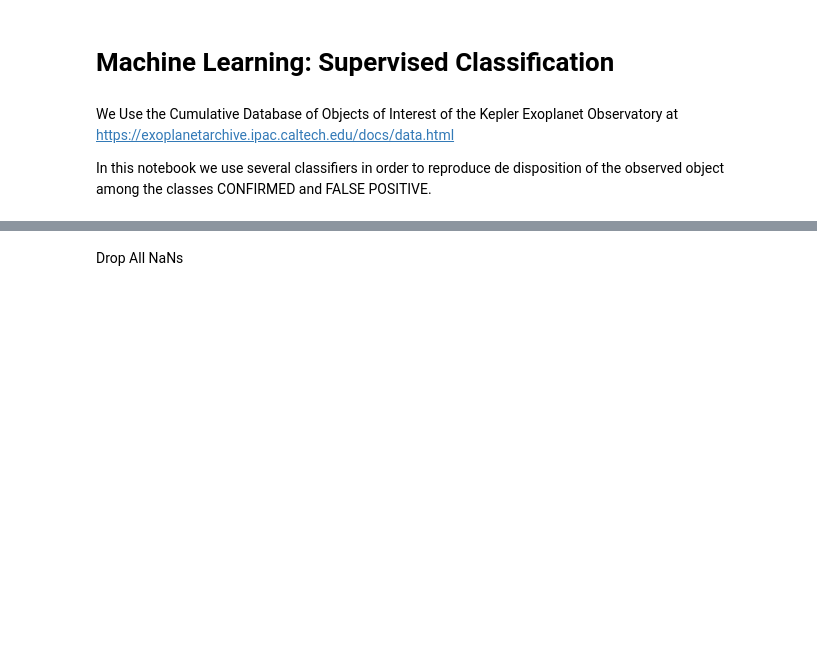
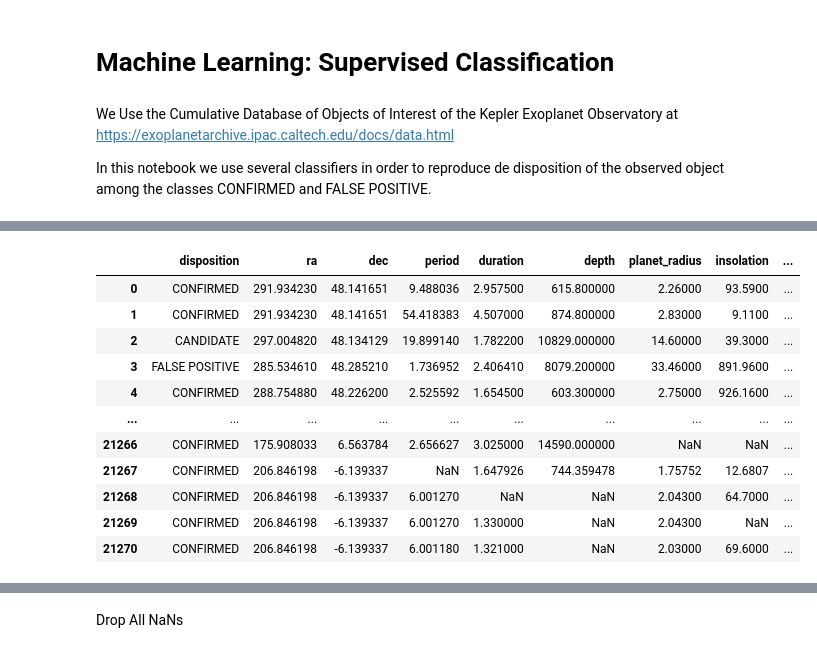
Before and after one commit to Arena05/ExoDetect-ML, a Jupyter notebook: Clasificacion_Supervisada.ipynb, the cells around one changed output, grey strips where cells are left out. Saved outputs shown, nothing was run; the diff lists cells and outputs as text; code cells hidden in the pictures; blank space fills up the shorter version.

```diff
--- a/Clasificacion_Supervisada.ipynb
+++ b/Clasificacion_Supervisada.ipynb
@@ -23,0 +20,72 @@ df_kepler = pd.read_csv(data_url)
+# %%
+# Load the exoplanet database from kepler
+#data_url = "https://exoplanetarchive.ipac.caltech.edu/cgi-bin/nstedAPI/nph-nstedAPI?table=cumulative&select=koi_disposition,ra,dec,koi_period,koi_duration,koi_depth,koi_prad,koi_insol,koi_teq,koi_steff,koi_slogg,koi_srad&format=csv"
+
+#URLs
+url_koi = "https://exoplanetarchive.ipac.caltech.edu/cgi-bin/nstedAPI/nph-nstedAPI?table=cumulative&select=koi_disposition,ra,dec,koi_period,koi_duration,koi_depth,koi_prad,koi_insol,koi_teq,koi_steff,koi_slogg,koi_srad&format=csv"
+url_toi = "https://exoplanetarchive.ipac.caltech.edu/cgi-bin/nstedAPI/nph-nstedAPI?table=toi&select=tfopwg_disp,ra,dec,pl_orbper,pl_trandurh,pl_trandep,pl_rade,pl_insol,pl_eqt,st_teff,st_logg,st_rad&format=csv"
+url_k2  = "https://exoplanetarchive.ipac.caltech.edu/TAP/sync?query=select+disposition,ra,dec,pl_orbper,pl_trandur,(pl_trandep*10000),pl_rade,pl_insol,pl_eqt,st_teff,st_logg,st_rad+from+k2pandc+order+by+hostname+asc,pl_letter+asc,pl_name+asc&format=csv"
+
+# Read the tables
+#df_kepler = pd.read_csv(data_url)
+
+# Leer
+df_koi = pd.read_csv(url_koi, low_memory=False)
+df_toi = pd.read_csv(url_toi, low_memory=False)
+df_k2  = pd.read_csv(url_k2,  low_memory=False)
+
+#df_kepler
+
+# Renombrar columnas para estandarizar
+df_koi_renamed = df_koi.rename(columns={
+    'koi_disposition': 'disposition',
+    'koi_period': 'period',
+    'koi_duration': 'duration',
+    'koi_depth': 'depth',
+    'koi_prad': 'planet_radius',
+    'koi_insol': 'insolation',
+    'koi_teq': 'equilibrium_temp',
+    'koi_steff': 'stellar_teff',
+    'koi_slogg': 'stellar_logg',
+    'koi_srad': 'stellar_radius'
+})
+
+df_toi_renamed = df_toi.rename(columns={
+    'tfopwg_disp': 'disposition',
+    'pl_orbper': 'period',
+    'pl_trandurh': 'duration',
+    'pl_trandep': 'depth',
+    'pl_rade': 'planet_radius',
+    'pl_insol': 'insolation',
+    'pl_eqt': 'equilibrium_temp',
+    'st_teff': 'stellar_teff',
+    'st_logg': 'stellar_logg',
+    'st_rad': 'stellar_radius'
+})
+
+df_k2_renamed = df_k2.rename(columns={
+    'pl_orbper': 'period',
+    'pl_trandur': 'duration',
+    '(pl_trandep*10000)': 'depth',  # Nombre corregido
+    'pl_rade': 'planet_radius',
+    'pl_insol': 'insolation',
+    'pl_eqt': 'equilibrium_temp',
+    'st_teff': 'stellar_teff',
+    'st_logg': 'stellar_logg',
+    'st_rad': 'stellar_radius'
+})
+
+# Agregar columna de origen para identificar cada dataset
+#df_koi_renamed['source'] = 'KOI'
+#df_toi_renamed['source'] = 'TOI'
+#df_k2_renamed['source'] = 'K2'
+
+# Unir todos los DataFrames
+df_combined = pd.concat([df_koi_renamed, df_toi_renamed, df_k2_renamed],
+                       ignore_index=True, sort=False)
+
+print(f"Dataset combinado: {len(df_combined)} filas")
+print(f"Columnas: {df_combined.columns.tolist()}")
+
+df_combined
+# %% [output]
@@ -23,0 +94,12 @@ df_kepler = pd.read_csv(data_url)
+|  | disposition | ra | dec | period | duration | depth | planet_radius | insolation | ... |
+| 0 | CONFIRMED | 291.934230 | 48.141651 | 9.488036 | 2.957500 | 615.800000 | 2.26000 | 93.5900 | ... |
+| 1 | CONFIRMED | 291.934230 | 48.141651 | 54.418383 | 4.507000 | 874.800000 | 2.83000 | 9.1100 | ... |
+| 2 | CANDIDATE | 297.004820 | 48.134129 | 19.899140 | 1.782200 | 10829.000000 | 14.60000 | 39.3000 | ... |
+| 3 | FALSE POSITIVE | 285.534610 | 48.285210 | 1.736952 | 2.406410 | 8079.200000 | 33.46000 | 891.9600 | ... |
+| 4 | CONFIRMED | 288.754880 | 48.226200 | 2.525592 | 1.654500 | 603.300000 | 2.75000 | 926.1600 | ... |
+| ... | ... | ... | ... | ... | ... | ... | ... | ... | ... |
+| 21266 | CONFIRMED | 175.908033 | 6.563784 | 2.656627 | 3.025000 | 14590.000000 | NaN | NaN | ... |
+| 21267 | CONFIRMED | 206.846198 | -6.139337 | NaN | 1.647926 | 744.359478 | 1.75752 | 12.6807 | ... |
+| 21268 | CONFIRMED | 206.846198 | -6.139337 | 6.001270 | NaN | NaN | 2.04300 | 64.7000 | ... |
+| 21269 | CONFIRMED | 206.846198 | -6.139337 | 6.001270 | 1.330000 | NaN | 2.04300 | NaN | ... |
+| 21270 | CONFIRMED | 206.846198 | -6.139337 | 6.001180 | 1.321000 | NaN | 2.03000 | 69.6000 | ... |
```
Also changed, not shown: parts of 13 cells of this notebook.
